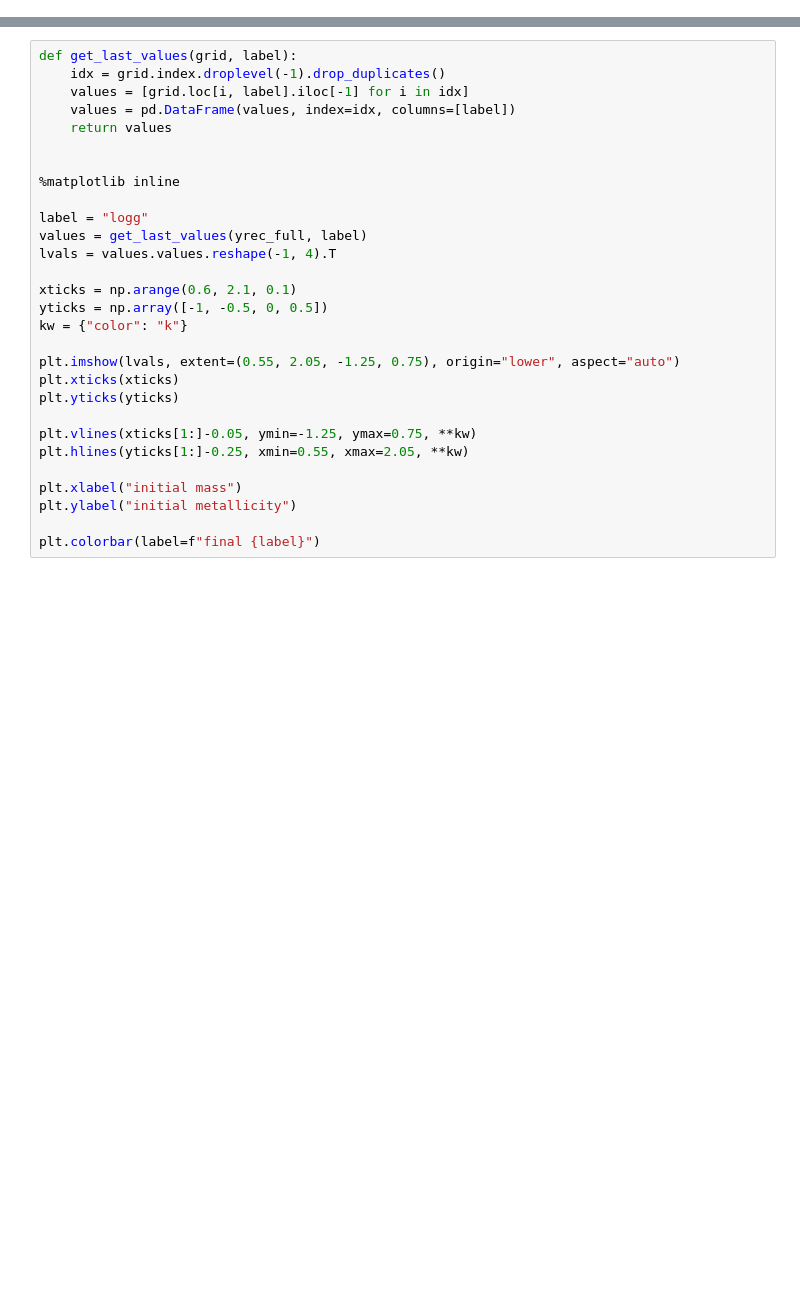
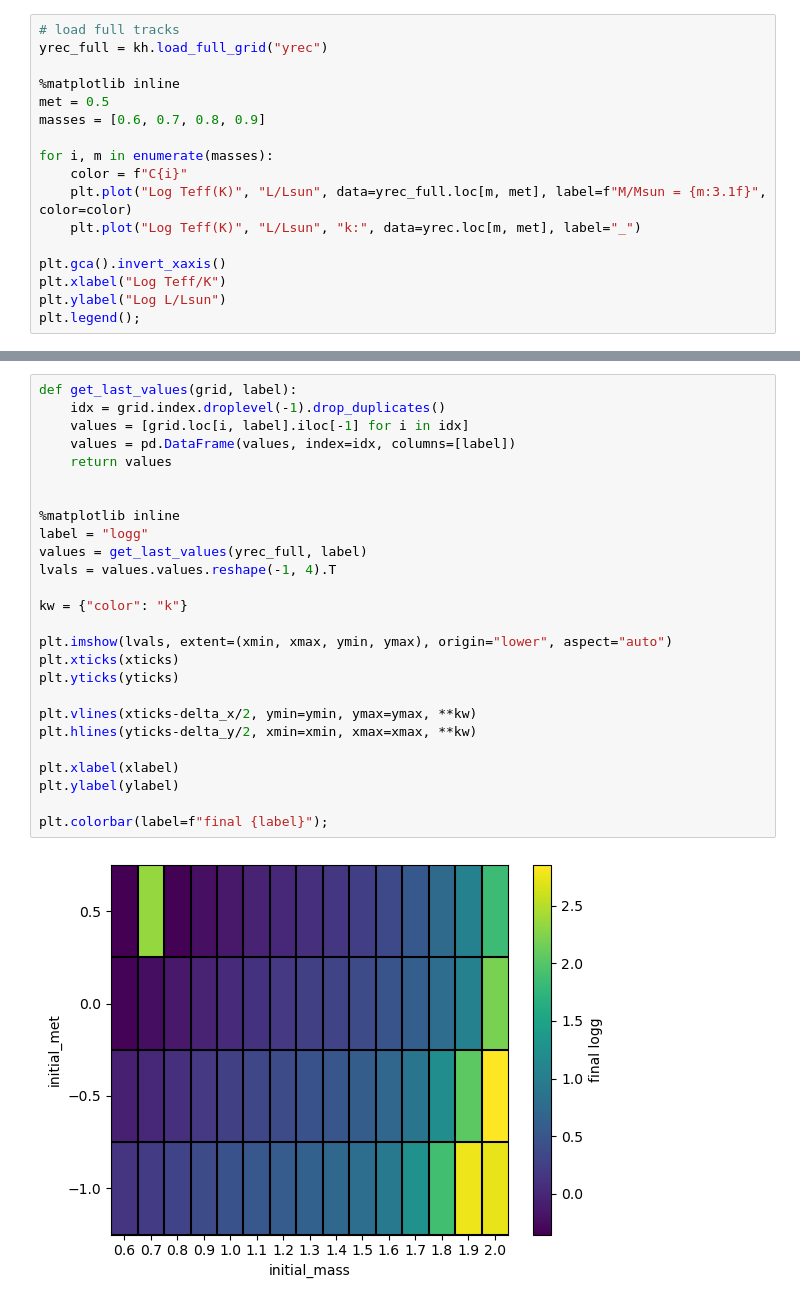
Before and after one commit to zclaytor/kiauhoku, a Jupyter notebook: notebooks/eep_track_lengths.ipynb, the cells around one changed output, grey strips where cells are left out. Drawn from its saved outputs; the diff is of its cells as text; blank space fills up the shorter version.

```diff
--- a/notebooks/eep_track_lengths.ipynb
+++ b/notebooks/eep_track_lengths.ipynb
@@ -30,0 +61,17 @@ plt.colorbar(ticks=list(set(lvals.flatten())), label="Number of EEPs")
+# %%
+# load full tracks
+yrec_full = kh.load_full_grid("yrec")
+
+%matplotlib inline
+met = 0.5
+masses = [0.6, 0.7, 0.8, 0.9]
+
+for i, m in enumerate(masses):
+    color = f"C{i}"
+    plt.plot("Log Teff(K)", "L/Lsun", data=yrec_full.loc[m, met], label=f"M/Msun = {m:3.1f}", color=color)
+    plt.plot("Log Teff(K)", "L/Lsun", "k:", data=yrec.loc[m, met], label="_")
+
+plt.gca().invert_xaxis()
+plt.xlabel("Log Teff/K")
+plt.ylabel("Log L/Lsun")
+plt.legend();
@@ -31,29 +86,28 @@ plt.colorbar(ticks=list(set(lvals.flatten())), label="Number of EEPs")
 # %%
 def get_last_values(grid, label):
     idx = grid.index.droplevel(-1).drop_duplicates()
     values = [grid.loc[i, label].iloc[-1] for i in idx]
     values = pd.DataFrame(values, index=idx, columns=[label])
     return values
 
 
 %matplotlib inline
-
 label = "logg"
 values = get_last_values(yrec_full, label)
 lvals = values.values.reshape(-1, 4).T
 
-xticks = np.arange(0.6, 2.1, 0.1)
-yticks = np.array([-1, -0.5, 0, 0.5])
 kw = {"color": "k"}
 
-plt.imshow(lvals, extent=(0.55, 2.05, -1.25, 0.75), origin="lower", aspect="auto")
+plt.imshow(lvals, extent=(xmin, xmax, ymin, ymax), origin="lower", aspect="auto")
 plt.xticks(xticks)
 plt.yticks(yticks)
 
-plt.vlines(xticks[1:]-0.05, ymin=-1.25, ymax=0.75, **kw)
-plt.hlines(yticks[1:]-0.25, xmin=0.55, xmax=2.05, **kw)
+plt.vlines(xticks-delta_x/2, ymin=ymin, ymax=ymax, **kw)
+plt.hlines(yticks-delta_y/2, xmin=xmin, xmax=xmax, **kw)
 
-plt.xlabel("initial mass")
-plt.ylabel("initial metallicity")
+plt.xlabel(xlabel)
+plt.ylabel(ylabel)
 
-plt.colorbar(label=f"final {label}")
+plt.colorbar(label=f"final {label}");
+# %% [output]
+[figure, added]
```
Also changed, not shown: parts of 11 cells of this notebook.
